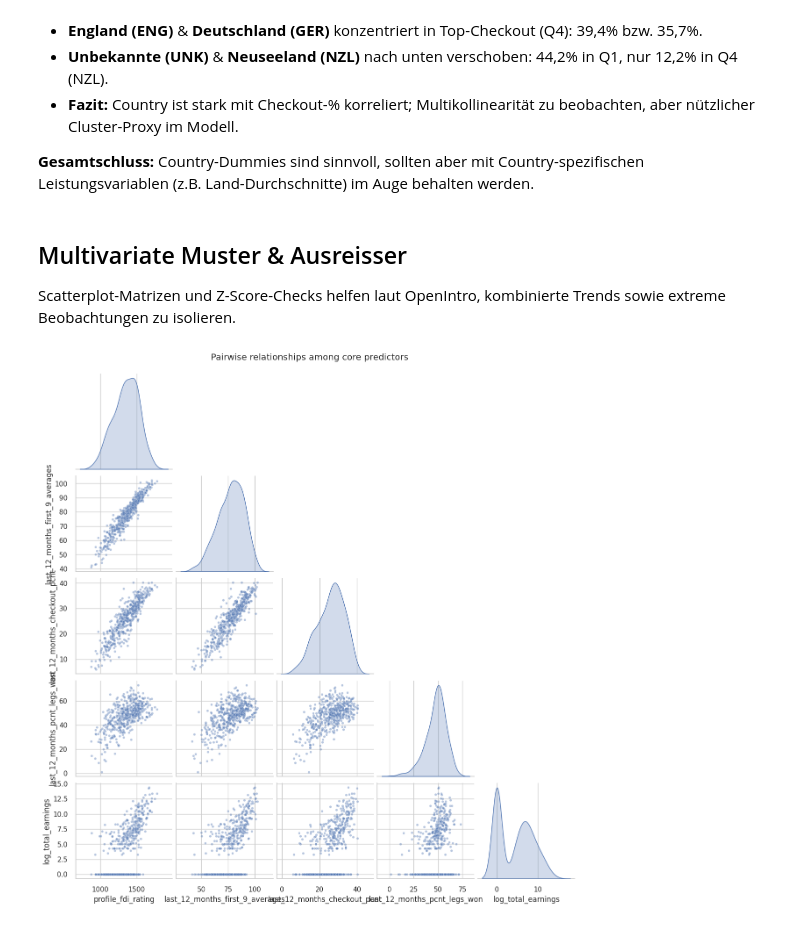
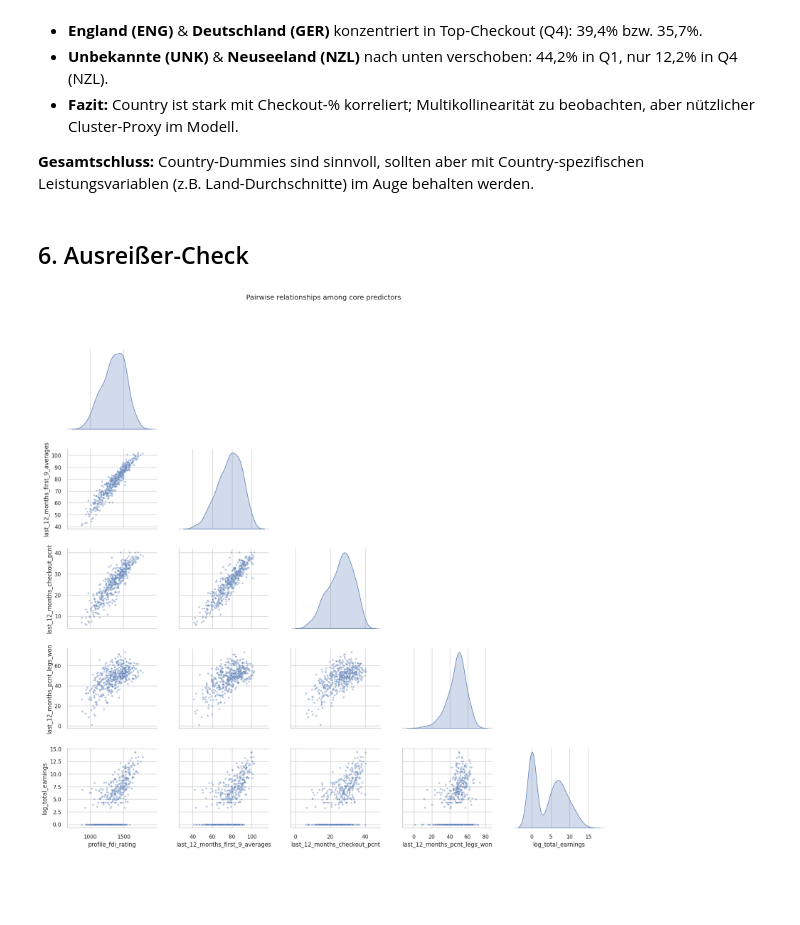
Before and after one commit to simon-w19/fdi-analytics, a Jupyter notebook: notebooks/eda.ipynb, the cells around one changed output. Saved outputs shown, nothing was run; the diff lists cells and outputs as text; code cells hidden in the pictures; blank space fills up the shorter version.

```diff
--- a/notebooks/eda.ipynb
+++ b/notebooks/eda.ipynb
@@ -865,30 +701,34 @@ Das ist **noch stärker** als der FDI-Effekt - Checkout-Fähigkeit ist eine der
 
 **Gesamtschluss:** Country-Dummies sind sinnvoll, sollten aber mit Country-spezifischen Leistungsvariablen (z.B. Land-Durchschnitte) im Auge behalten werden.
 # %% [markdown]
-## Multivariate Muster & Ausreisser
-
-Scatterplot-Matrizen und Z-Score-Checks helfen laut OpenIntro, kombinierte Trends sowie extreme Beobachtungen zu isolieren.
+## 6. Ausreißer-Check
 # %%
 pairplot_cols = [
     "profile_fdi_rating",
     "last_12_months_first_9_averages",
     "last_12_months_checkout_pcnt",
     "last_12_months_pcnt_legs_won",
     "log_total_earnings",
 ]
 pairplot_df = df[pairplot_cols].dropna()
 sample_size = min(500, len(pairplot_df))
 pairplot_sample = pairplot_df.sample(n=sample_size, random_state=42)
-sns.pairplot(
+
+# Larger cells + more spacing so nothing is squeezed
+grid = sns.pairplot(
     pairplot_sample,
     corner=True,
     diag_kind="kde",
     plot_kws={"alpha": 0.4, "s": 15},
+    diag_kws={"fill": True},
+    height=3.2,
+    aspect=1.05,
 )
-plt.suptitle("Pairwise relationships among core predictors", y=1.02)
+grid.fig.suptitle("Pairwise relationships among core predictors", y=1.02)
+grid.fig.subplots_adjust(top=0.92, wspace=0.25, hspace=0.25)
 plt.show()
 # %% [output]
-[figure, old version]
+[figure, new version]
 # %%
 rating_z = (df["profile_fdi_rating"] - df["profile_fdi_rating"].mean()) / df["profile_fdi_rating"].std()
 outliers = (
```
Also changed, not shown: parts of 28 cells of this notebook, 19 other files.
